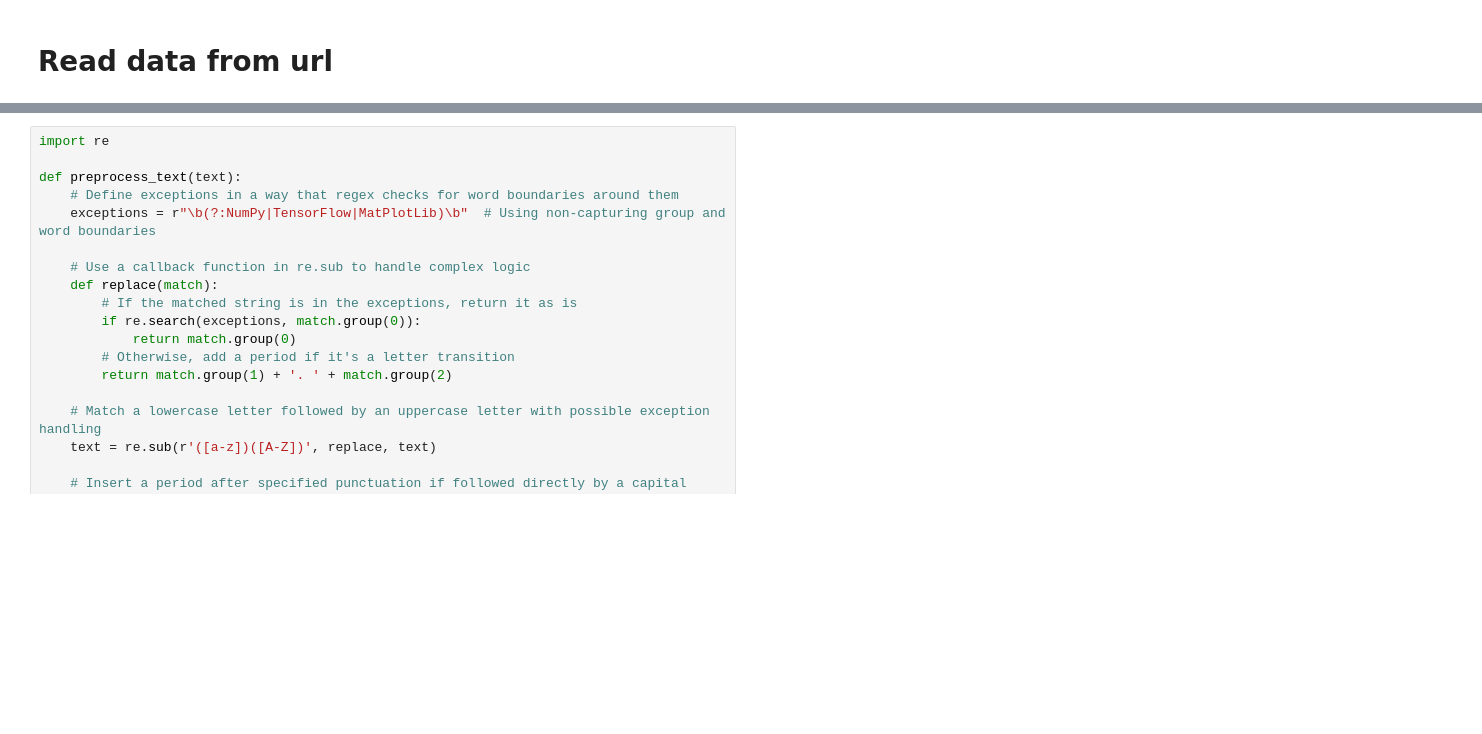
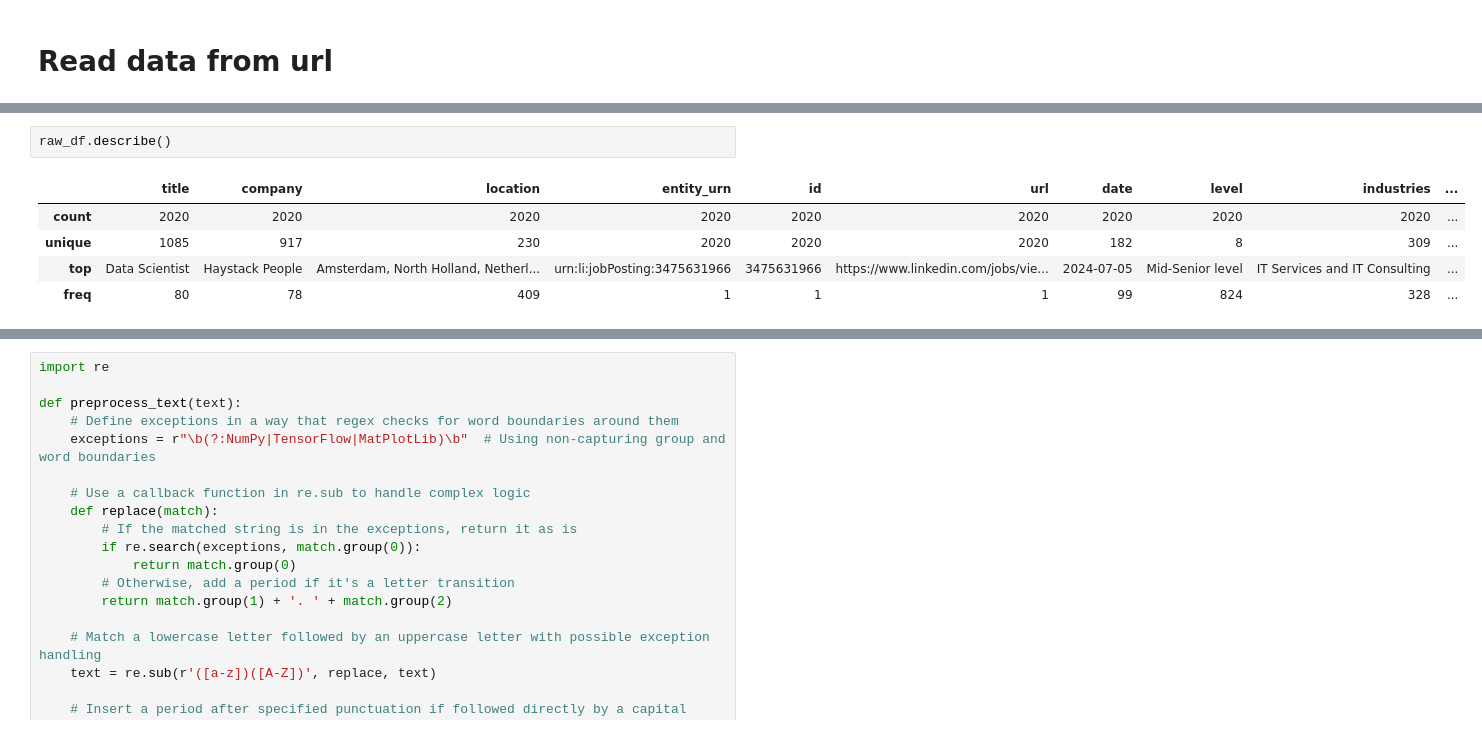
Before and after one commit to lanfeitiao/data_job_analysis, a Jupyter notebook: notebooks/0.01-data-exploration.ipynb, the cells around one changed output, grey strips where cells are left out. Saved outputs shown, nothing was run; the diff lists cells and outputs as text; blank space fills up the shorter version.

```diff
--- a/notebooks/0.01-data-exploration.ipynb
+++ b/notebooks/0.01-data-exploration.ipynb
@@ -72,0 +65,8 @@ print(df.head())
+# %%
+raw_df.describe()
+# %% [output]
+|  | title | company | location | entity_urn | id | url | date | level | industries | ... |
+| count | 2020 | 2020 | 2020 | 2020 | 2020 | 2020 | 2020 | 2020 | 2020 | ... |
+| unique | 1085 | 917 | 230 | 2020 | 2020 | 2020 | 182 | 8 | 309 | ... |
+| top | Data Scientist | Haystack People | Amsterdam, North Holland, Netherl... | urn:li:jobPosting:3475631966 | 3475631966 | https://www.linkedin.com/jobs/vie... | 2024-07-05 | Mid-Senior level | IT Services and IT Consulting | ... |
+| freq | 80 | 78 | 409 | 1 | 1 | 1 | 99 | 824 | 328 | ... |
```
Also changed, not shown: parts of 28 cells of this notebook.
